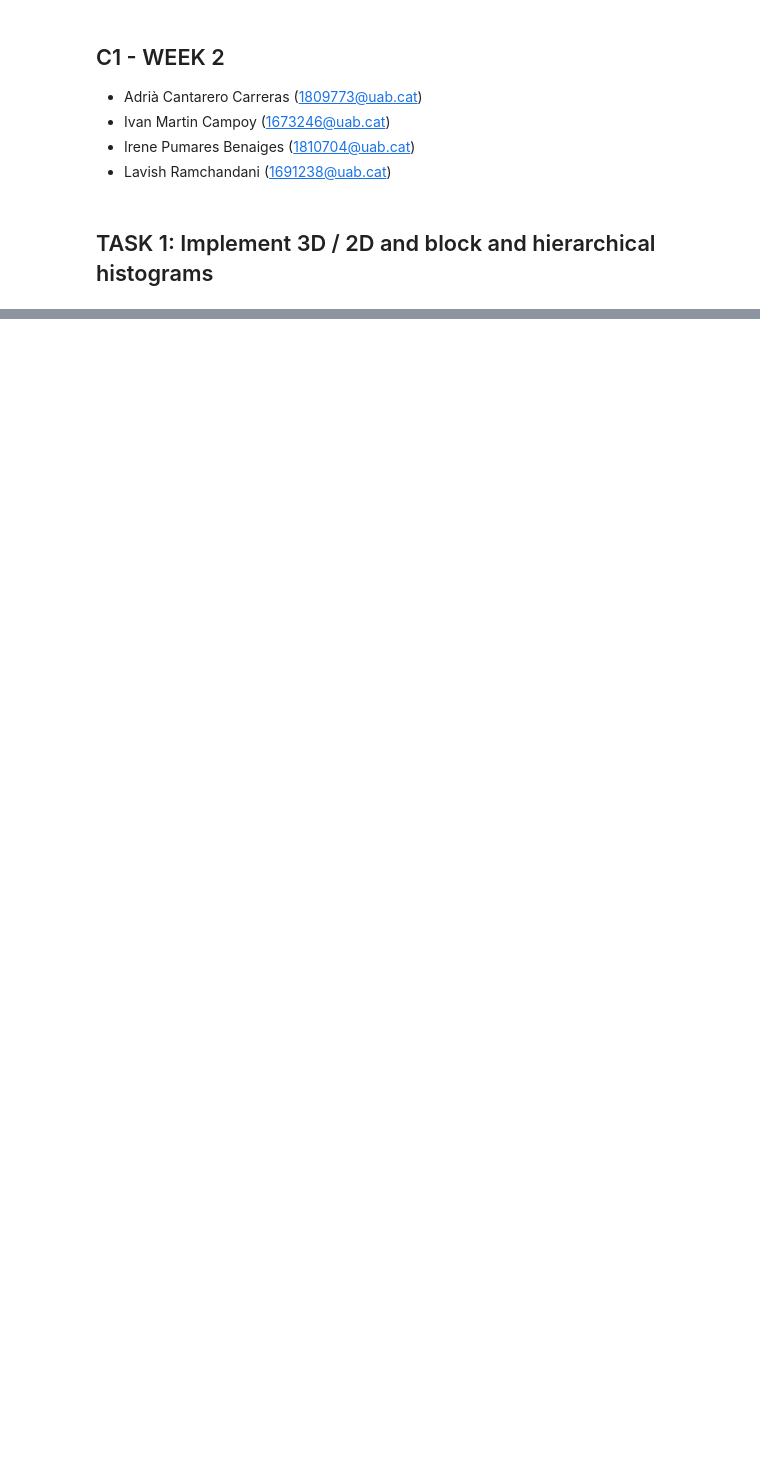
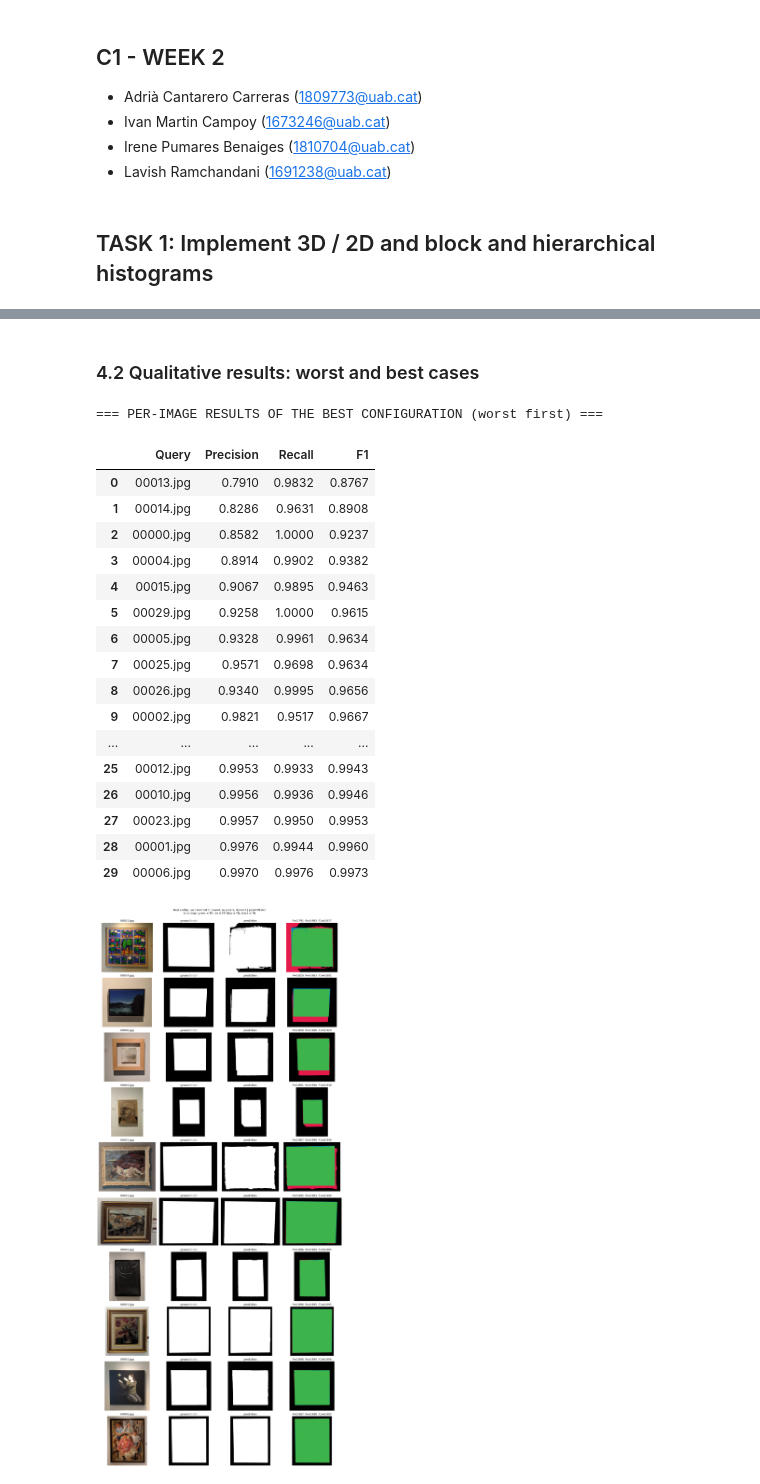
Before and after one commit to MCV-2026-C1-Project/Team-2, a Jupyter notebook: C1_week2.ipynb, the cells around one changed output, grey strips where cells are left out. Drawn from its saved outputs; the diff is of its cells as text; code cells hidden in the pictures; blank space fills up the shorter version.

```diff
--- a/C1_week2.ipynb
+++ b/C1_week2.ipynb
@@ -647,0 +1017,61 @@ Extracting descriptors for QSD1-W2 using the best W2 model...
+# %% [markdown]
+### 4.2 Qualitative results: worst and best cases
+# %%
+def predict_config(space, method, params, post):
+    #masks of every query for one configuration
+    return [segment_painting(img, space, method, dict(params), post) for img in qsd2_imgs]
+
+def error_map(pred, gt):
+    pred, gt = pred > 0, gt > 0
+    out = np.zeros(pred.shape + (3,), np.uint8)          #TN: black
+    out[pred & gt]  = (60, 180, 75)                      #TP: green
+    out[pred & ~gt] = (230, 25, 75)                      #FP: red
+    out[~pred & gt] = (0, 130, 200)                      #FN: blue
+    return out
+
+best_preds = predict_config(*best_cfg_tuple)
+_, per_image = evaluate_masks(best_preds, qsd2_gt_masks)
+
+df_per_image = pd.DataFrame(per_image, columns=["Precision", "Recall", "F1"]).round(4)
+df_per_image.insert(0, "Query", qsd2_files)
+df_per_image = df_per_image.sort_values("F1").reset_index(drop=True)
+print("=== PER-IMAGE RESULTS OF THE BEST CONFIGURATION (worst first) ===")
+display(df_per_image)
+
+shown_idx = list(df_per_image.index[:5]) + list(df_per_image.index[-5:])   #5 worst + 5 best
+fig, axes = plt.subplots(len(shown_idx), 4, figsize=(16, 3.6 * len(shown_idx)))
+for row, idx in zip(axes, shown_idx):
+    q = qsd2_files.index(df_per_image.loc[idx, "Query"])
+    img, pred, gt = qsd2_imgs[q], best_preds[q], qsd2_gt_masks[q]
+    r = df_per_image.loc[idx]
+    row[0].imshow(cv2.cvtColor(img, cv2.COLOR_BGR2RGB)); row[0].set_title(qsd2_files[q])
+    row[1].imshow(gt, cmap="gray");   row[1].set_title("ground truth")
+    row[2].imshow(pred, cmap="gray"); row[2].set_title("prediction")
+    row[3].imshow(error_map(pred, gt))
+    row[3].set_title(f"P={r.Precision:.3f}  R={r.Recall:.3f}  F1={r.F1:.3f}")
+    for ax in row: ax.axis("off")
+plt.suptitle(f"Best config: {best_cfg.Space} | Method {best_cfg.Method} | {best_cfg.Params} | post={best_cfg.Post}\n"
+             "error map: green = TP, red = FP, blue = FN, black = TN", y=1.0)
+plt.tight_layout()
+plt.savefig(os.path.join(output_dir, "bg_removal_worst_best.png"), dpi=120, bbox_inches="tight")
+plt.show()
+# %% [output]
+=== PER-IMAGE RESULTS OF THE BEST CONFIGURATION (worst first) ===
+|  | Query | Precision | Recall | F1 |
+| 0 | 00013.jpg | 0.7910 | 0.9832 | 0.8767 |
+| 1 | 00014.jpg | 0.8286 | 0.9631 | 0.8908 |
+| 2 | 00000.jpg | 0.8582 | 1.0000 | 0.9237 |
+| 3 | 00004.jpg | 0.8914 | 0.9902 | 0.9382 |
+| 4 | 00015.jpg | 0.9067 | 0.9895 | 0.9463 |
+| 5 | 00029.jpg | 0.9258 | 1.0000 | 0.9615 |
+| 6 | 00005.jpg | 0.9328 | 0.9961 | 0.9634 |
+| 7 | 00025.jpg | 0.9571 | 0.9698 | 0.9634 |
+| 8 | 00026.jpg | 0.9340 | 0.9995 | 0.9656 |
+| 9 | 00002.jpg | 0.9821 | 0.9517 | 0.9667 |
+| ... | ... | ... | ... | ... |
+| 25 | 00012.jpg | 0.9953 | 0.9933 | 0.9943 |
+| 26 | 00010.jpg | 0.9956 | 0.9936 | 0.9946 |
+| 27 | 00023.jpg | 0.9957 | 0.9950 | 0.9953 |
+| 28 | 00001.jpg | 0.9976 | 0.9944 | 0.9960 |
+| 29 | 00006.jpg | 0.9970 | 0.9976 | 0.9973 |
+[figure, added]
```
Also changed, not shown: parts of 21 cells of this notebook, 8 other files.
